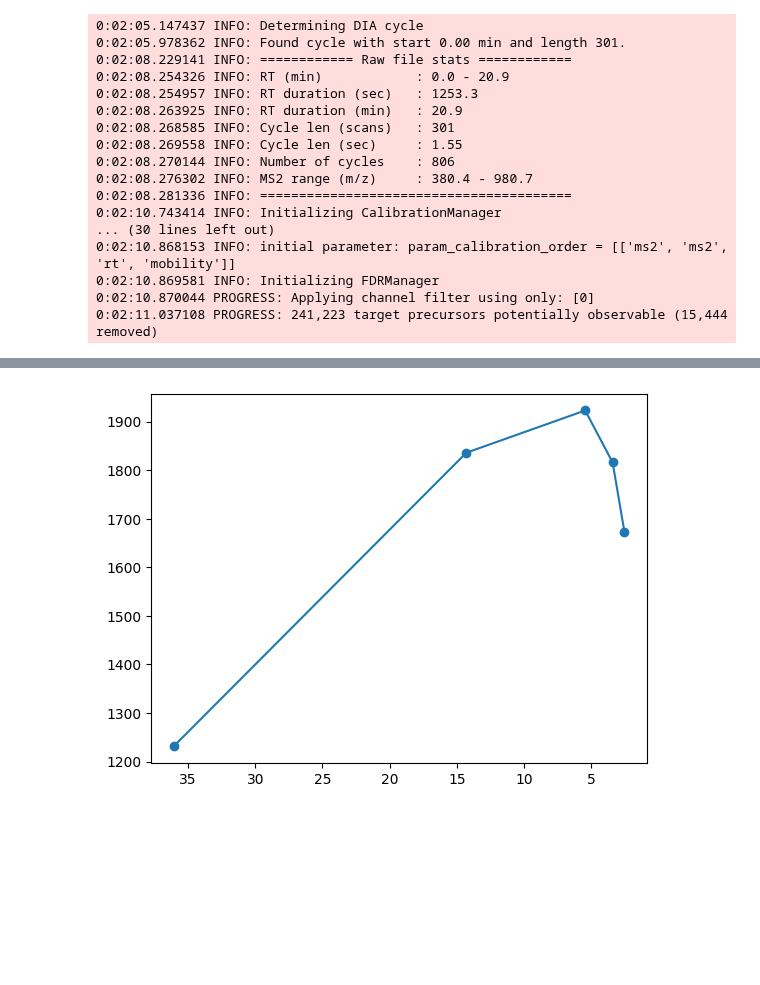
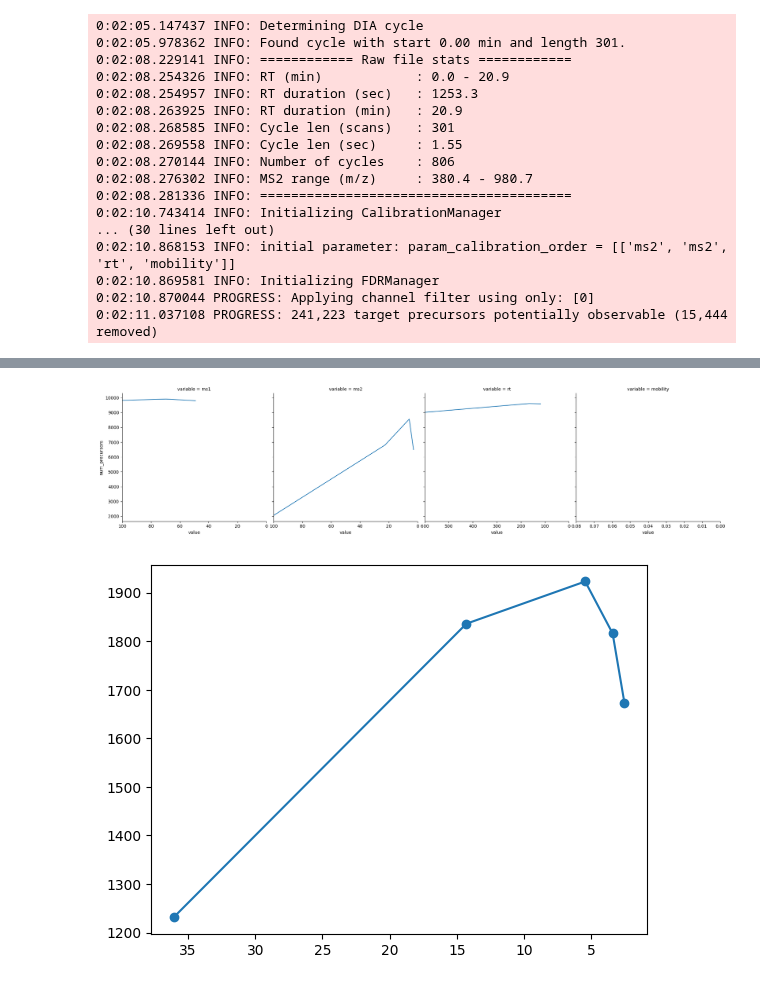
Before and after one commit to MannLabs/alphadia, a Jupyter notebook: debug_calibration.ipynb, the cells around one changed output, grey strips where cells are left out. Cells and saved outputs as stored; diff of their text form; code cells hidden in the pictures; blank space fills up the shorter version.

Commit message:
improved plotting

```diff
--- a/debug_calibration.ipynb
+++ b/debug_calibration.ipynb
@@ -298,3 +296,25 @@ Using classifier: 1dbbc056e05895b0
+# %%
+plotting_df = workflow.com.param_calibration_df.melt(id_vars=['params_being_fitted', 'num_precursors'])
+# %%
+plotting_df = plotting_df[plotting_df.apply(lambda row: row['variable'] in row['params_being_fitted'], axis=1)]
+# %%
+import seaborn as sns
+
+limits = {
+    'ms1' : (0, 100),
+    'ms2' : (0, 100),
+    'rt' : (0, 600),
+    'mobility' : (0, 0.08),
+}
+
+g = sns.relplot(plotting_df, x='value', y='num_precursors', col='variable', kind='line', facet_kws={'sharex': 'col'})
+for ax, variable_col in zip(g.axes.flat, plotting_df.variable.unique()):
+    ax.set_xlim(limits[variable_col])
+    ax.invert_xaxis()
+plt.savefig('debugging_files/summary_plot.png', dpi=300)
+plt.show()
+# %% [output]
+[figure, added]
 # %%
 fig, ax = plt.subplots()
 ax.plot(workflow.com.ms2_list[1:6], workflow.com.precursor_number[1:6], linestyle='-')
```
Also changed, not shown: parts of 2 cells of this notebook.
